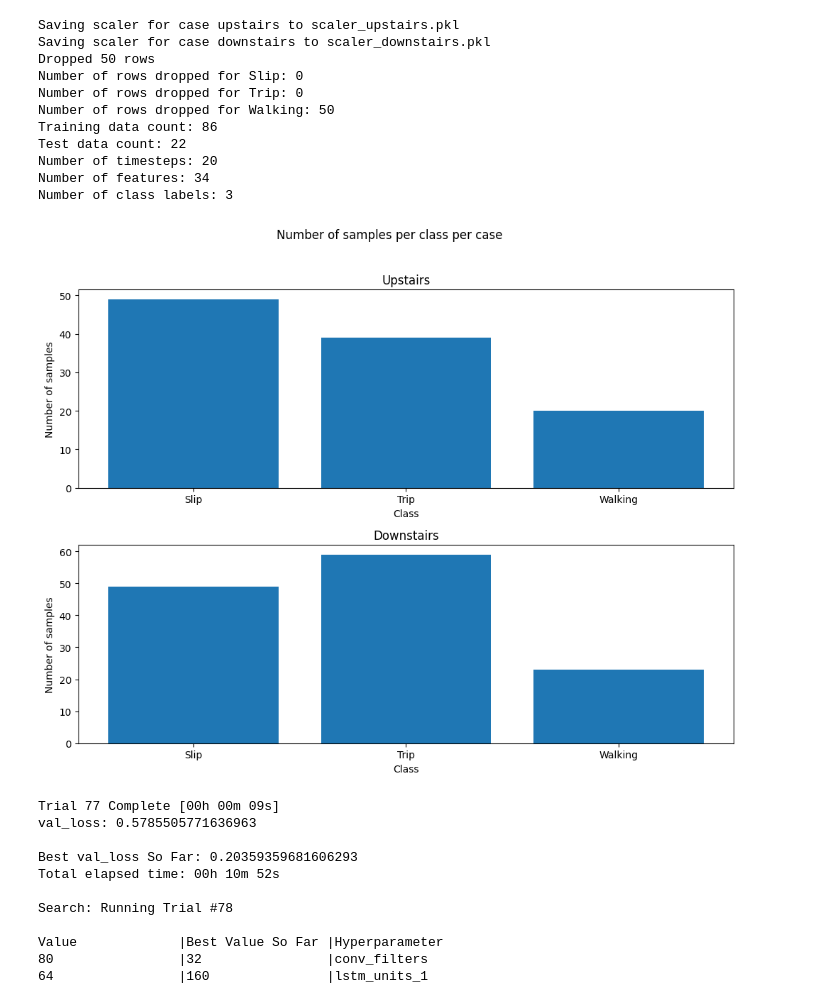
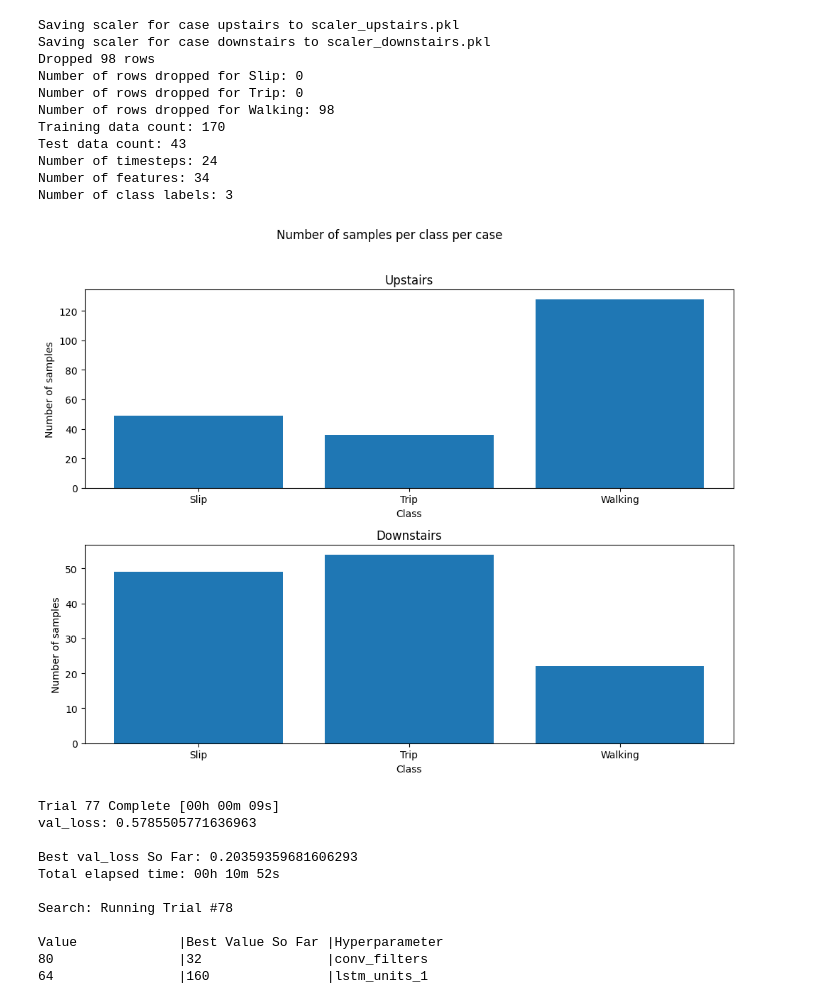
Before and after one commit to AdamM1-36/slip-trip-fall-PRI, a Jupyter notebook: ml/lstm/lstm_train.ipynb, the cells around one changed output. Cells and saved outputs as stored; diff of their text form; code cells hidden in the pictures.

```diff
--- a/ml/lstm/lstm_train.ipynb
+++ b/ml/lstm/lstm_train.ipynb
@@ -82,8 +82,8 @@ grouped = df.groupby(['segment_index', 'person_index'])
 #     print(group)
 
 # Create sequences
-MIN_TIMESTEPS = 10
-MAX_TIMESTEPS = 20
+MIN_TIMESTEPS = 12
+MAX_TIMESTEPS = 24
 label_mapping = {label: idx for idx, label in enumerate(df['label'].unique())}
 
 def prepare_data(df):
@@ -151,16 +151,16 @@ E0000 00:00:1734871058.254050  489500 cuda_blas.cc:1418] Unable to register cuBL
 To enable the following instructions: AVX2 AVX_VNNI FMA, in other operations, rebuild TensorFlow with the appropriate compiler flags.
 Saving scaler for case upstairs to scaler_upstairs.pkl
 Saving scaler for case downstairs to scaler_downstairs.pkl
-Dropped 50 rows
+Dropped 98 rows
 Number of rows dropped for Slip: 0
 Number of rows dropped for Trip: 0
-Number of rows dropped for Walking: 50
-Training data count: 86
-Test data count: 22
-Number of timesteps: 20
+Number of rows dropped for Walking: 98
+Training data count: 170
+Test data count: 43
+Number of timesteps: 24
 Number of features: 34
 Number of class labels: 3
-[figure, old version]
+[figure, new version]
 # %%
 ## Hyperparameter optimization ##
 from keras._tf_keras.keras.models import Sequential
```
Also changed, not shown: parts of 5 cells of this notebook, 10 other files.
